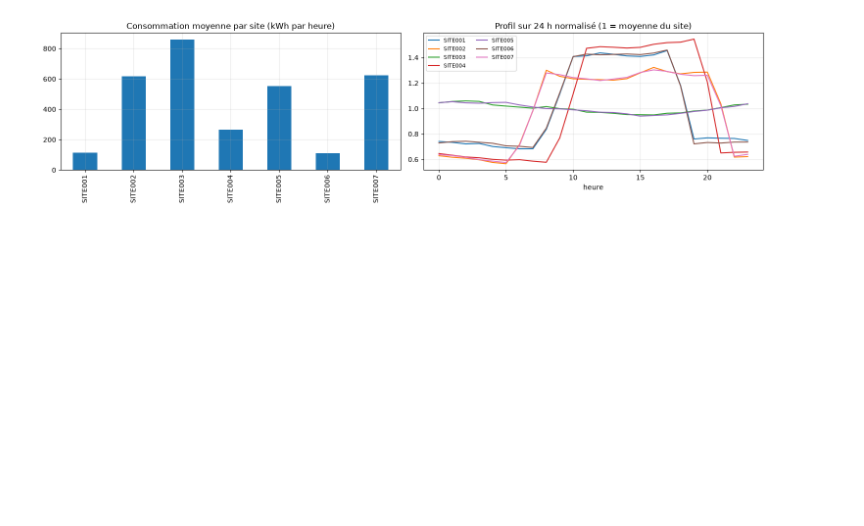
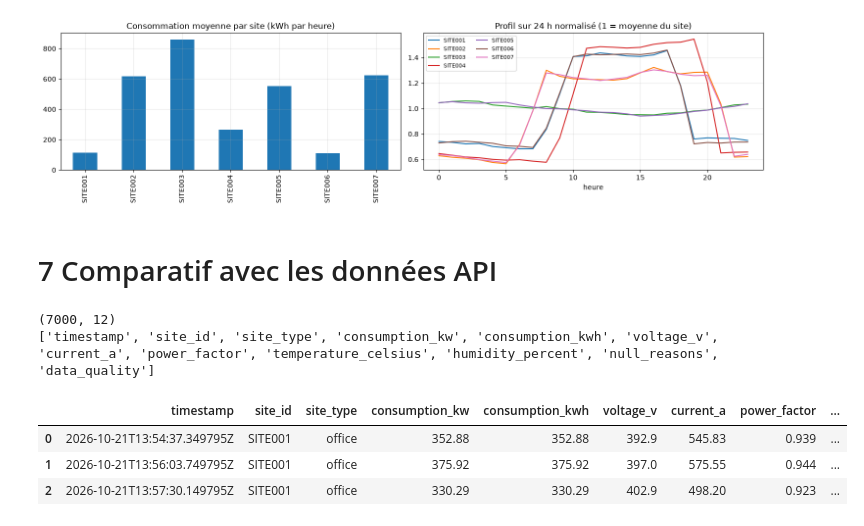
Before and after one commit to EADL-projet-piscine/smart_energy_optimizer, a Jupyter notebook: ml/notebooks/exploration_csv_data.ipynb, the cells around one changed output. Cells and saved outputs as stored; diff of their text form; code cells hidden in the pictures; blank space fills up the shorter version.

```diff
--- a/ml/notebooks/exploration_csv_data.ipynb
+++ b/ml/notebooks/exploration_csv_data.ipynb
@@ -407,3 +407,36 @@ plt.show()
 | SITE006 | office | Bureau Tertiaire | 110.73 | 86.52 | 595.84 | 1.90 | 285.23 | 2.27 | 5.4 |
 | SITE007 | factory | Usine de Production | 623.99 | 474.76 | 4599.76 | 10.68 | 1607.42 | 2.30 | 7.4 |
 [figure]
+# %% [markdown]
+# 7 Comparatif avec les données API
+# %%
+# --- Corrélations sur les données de l'API (/readings) ------------------------
+import os, httpx
+from pathlib import Path
+from dotenv import load_dotenv
+
+# .env : on remonte les dossiers parents jusqu'à le trouver
+for dossier in [Path.cwd(), *Path.cwd().parents]:
+    if (dossier / ".env").exists():
+        load_dotenv(dossier / ".env"); break
+
+BASE = os.getenv("ENERVISION_API_URL", "https://api-mock.charlieandre.fr").rstrip("/")
+auth = httpx.BasicAuth(os.getenv("ENERVISION_API_USERNAME"), os.getenv("ENERVISION_API_PASSWORD"))
+
+lignes = []
+with httpx.Client(base_url=BASE, auth=auth, timeout=30) as api:
+    for site in [f"SITE{i:03d}" for i in range(1, 8)]:
+        r = api.get("/api/v1/readings", params={"site_id": site, "limit": 1000})
+        r.raise_for_status()
+        lignes += r.json() if isinstance(r.json(), list) else r.json().get("items", r.json().get("data", []))
+
+api_df = pd.DataFrame(lignes)
+print(api_df.shape); print(list(api_df.columns))      # <- vérifiez les noms ici
+display(api_df.head(3))
+# %% [output]
+(7000, 12)
+['timestamp', 'site_id', 'site_type', 'consumption_kw', 'consumption_kwh', 'voltage_v', 'current_a', 'power_factor', 'temperature_celsius', 'humidity_percent', 'null_reasons', 'data_quality']
+|  | timestamp | site_id | site_type | consumption_kw | consumption_kwh | voltage_v | current_a | power_factor | ... |
+| 0 | 2026-10-21T13:54:37.349795Z | SITE001 | office | 352.88 | 352.88 | 392.9 | 545.83 | 0.939 | ... |
+| 1 | 2026-10-21T13:56:03.749795Z | SITE001 | office | 375.92 | 375.92 | 397.0 | 575.55 | 0.944 | ... |
+| 2 | 2026-10-21T13:57:30.149795Z | SITE001 | office | 330.29 | 330.29 | 402.9 | 498.20 | 0.923 | ... |
```
Also changed, not shown: parts of 3 cells of this notebook.
